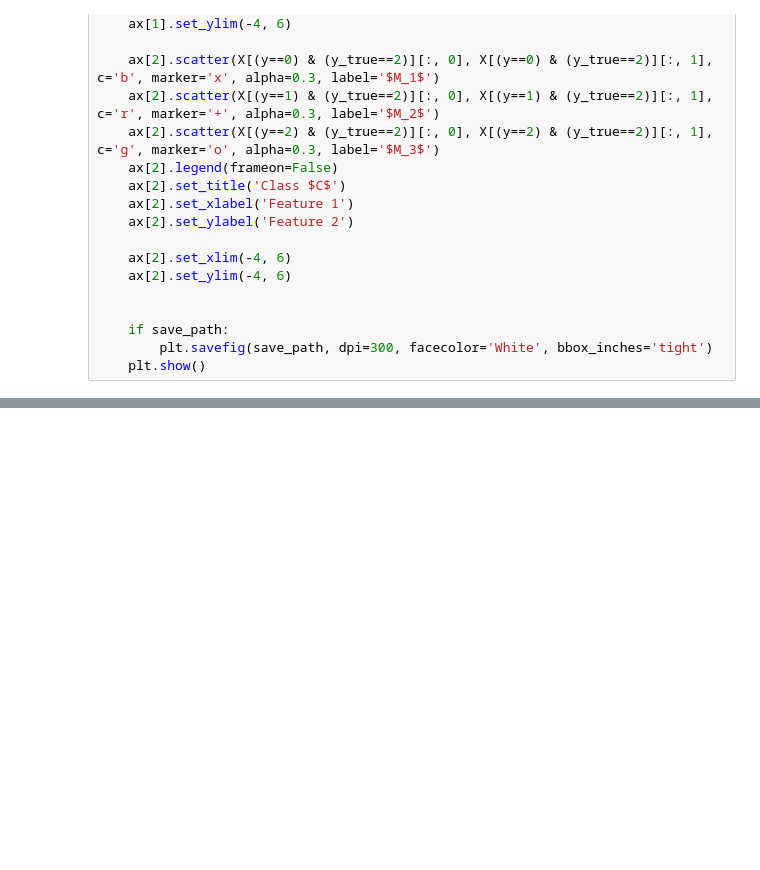
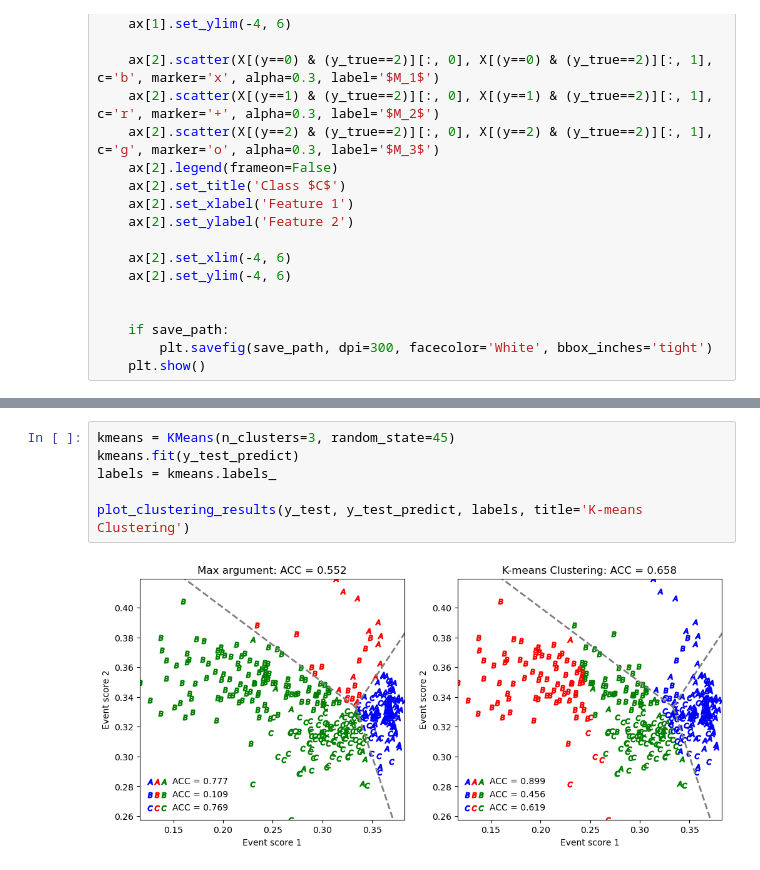
Before and after one commit to r10222035/CWoLa, a Jupyter notebook: CWoLa_multi-class.ipynb, the cells around one changed output, grey strips where cells are left out. Cells and saved outputs as stored; diff of their text form; blank space fills up the shorter version.

Commit message:
Code: Use different clustering algorithm to determine the output label

```diff
--- a/CWoLa_multi-class.ipynb
+++ b/CWoLa_multi-class.ipynb
@@ -386,0 +547,8 @@ Testing Loss = 1.02, Testing Accuracy = 0.551
+# %%
+kmeans = KMeans(n_clusters=3, random_state=45)
+kmeans.fit(y_test_predict)
+labels = kmeans.labels_
+
+plot_clustering_results(y_test, y_test_predict, labels, title='K-means Clustering')
+# %% [output]
+[figure, added]
```
Also changed, not shown: parts of 8 cells of this notebook.
